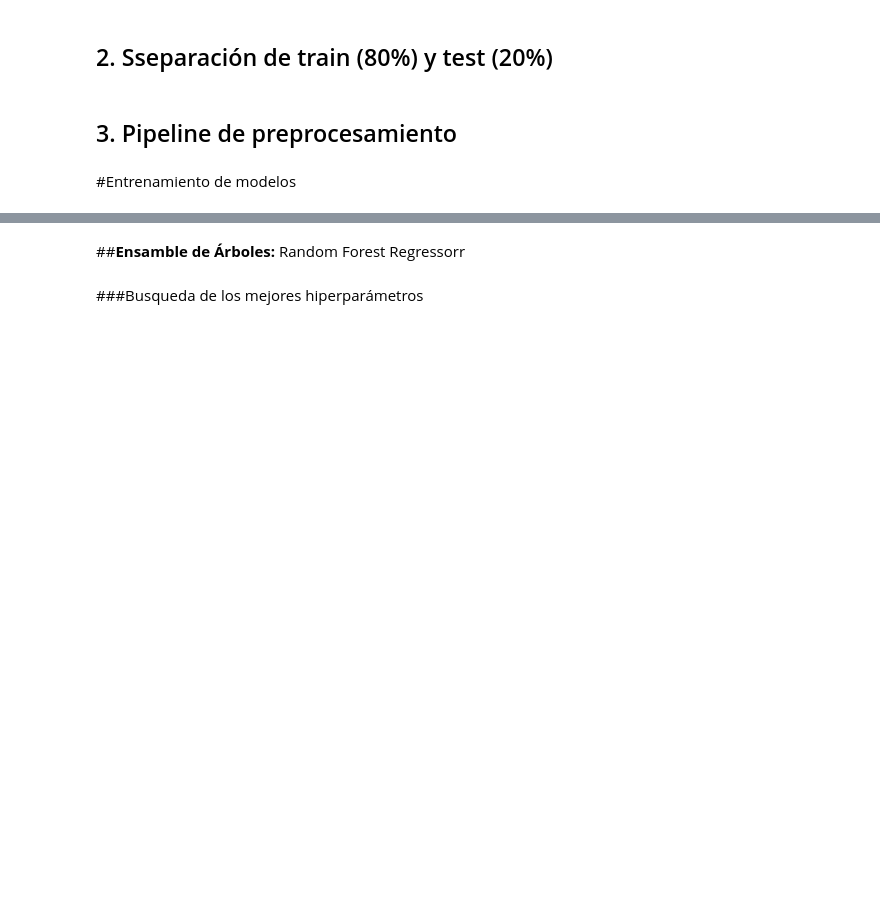
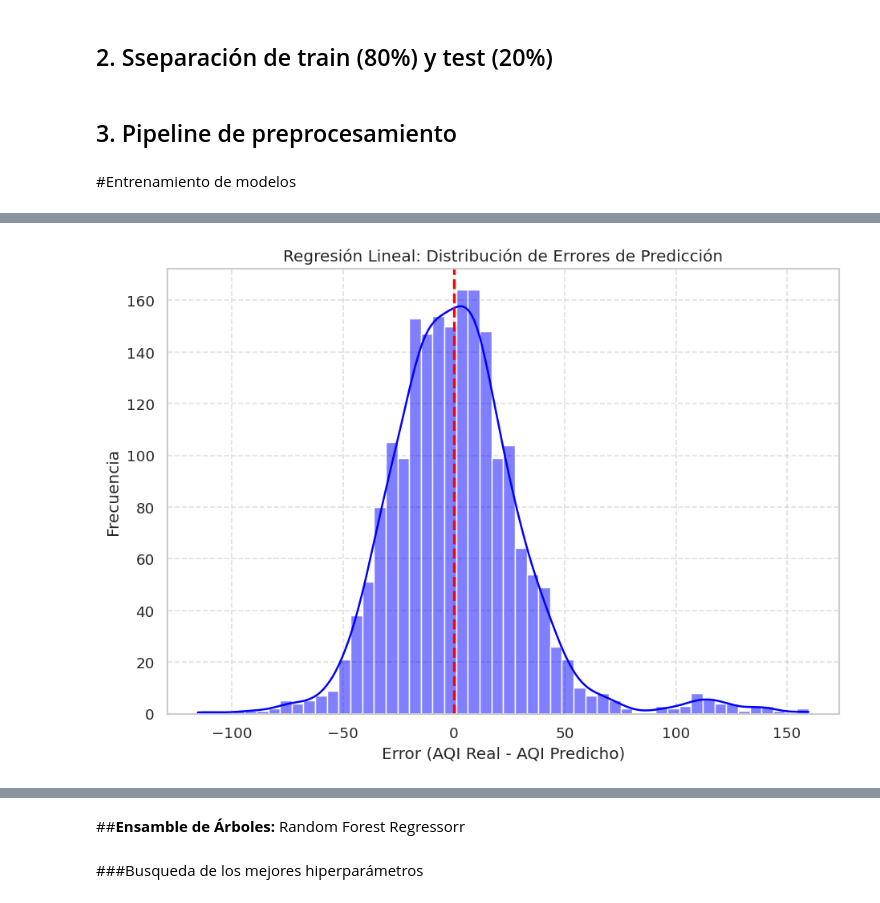
Before and after one commit to JuanMauwu/air-quality-prediction-analysis, a Jupyter notebook: notebooks/Exploración_inicial_dataset_Dhaka_AQI.ipynb, the cells around one changed output, grey strips where cells are left out. Saved outputs shown, nothing was run; the diff lists cells and outputs as text; code cells hidden in the pictures; blank space fills up the shorter version.

```diff
--- a/notebooks/Exploración_inicial_dataset_Dhaka_AQI.ipynb
+++ b/notebooks/Exploración_inicial_dataset_Dhaka_AQI.ipynb
@@ -216,0 +223,5 @@ cv_strategy = KFold(n_splits=5, shuffle=True, random_state=42)
+# %%
+pipeline_lr = Pipeline([
+    ('preprocessor', preprocessor),
+    ('regressor', LinearRegression())
+])
@@ -216,0 +308,12 @@ cv_strategy = KFold(n_splits=5, shuffle=True, random_state=42)
+# %%
+plt.figure(figsize=(9, 6))
+residuals_lr = y_test - y_pred_lr
+sns.histplot(residuals_lr, kde=True, color='blue')
+plt.axvline(0, color='red', linestyle='--', lw=2)
+plt.title('Regresión Lineal: Distribución de Errores de Predicción')
+plt.xlabel('Error (AQI Real - AQI Predicho)')
+plt.ylabel('Frecuencia')
+plt.grid(True, linestyle='--', alpha=0.6)
+plt.show()
+# %% [output]
+[figure, added]
```
Also changed, not shown: parts of 44 cells of this notebook.
